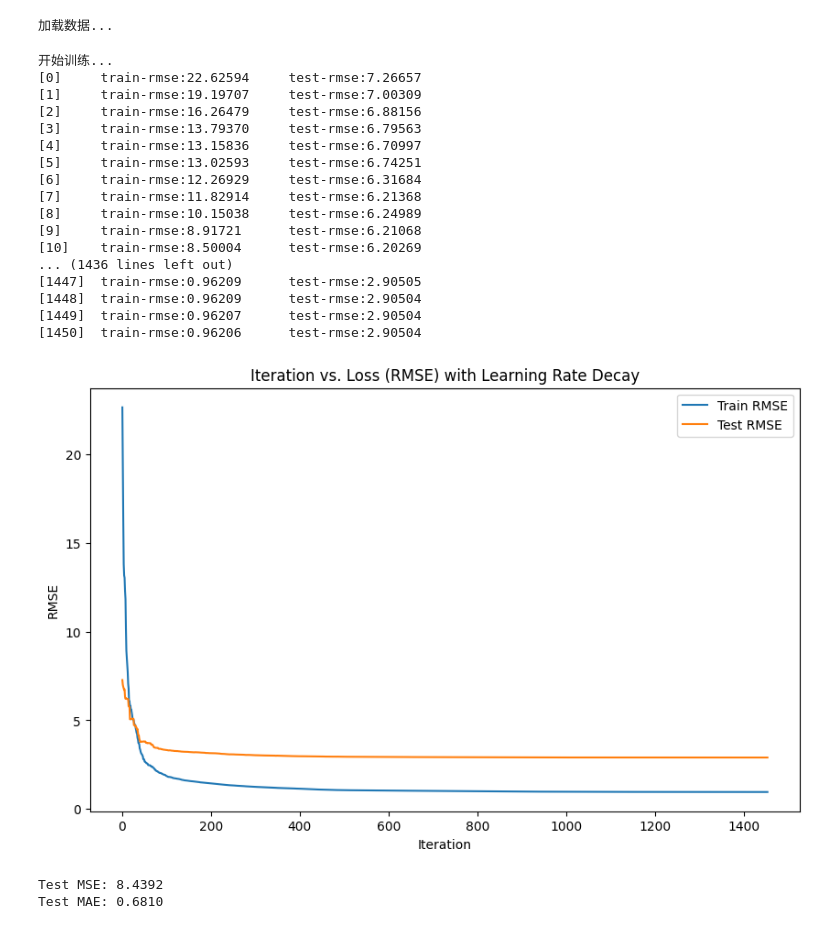
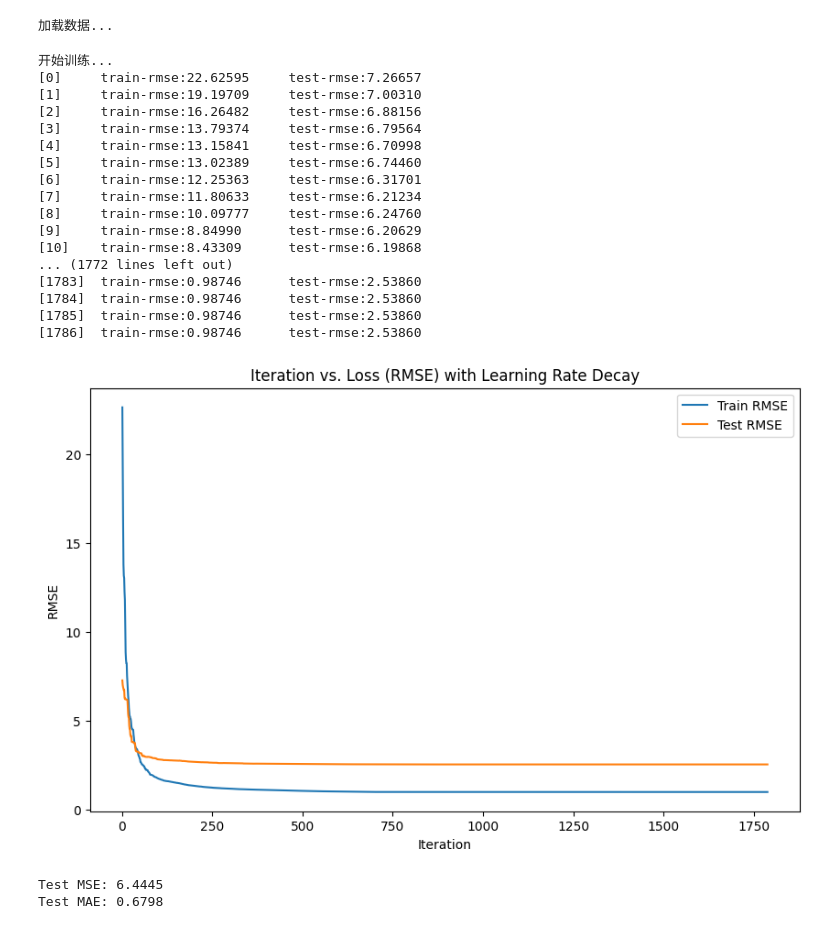
Before and after one commit to Baimin-Wang/SimpleStockML, a Jupyter notebook: XGBoostLearning/hyperparameterTuning.ipynb, the cells around one changed output. Saved outputs shown, nothing was run; the diff lists cells and outputs as text; code cells hidden in the pictures.

```diff
--- a/XGBoostLearning/hyperparameterTuning.ipynb
+++ b/XGBoostLearning/hyperparameterTuning.ipynb
@@ -52,11 +52,11 @@ dtest = xgb.DMatrix(X_test, label=y_test)
 加载数据...
 # %%
 params = {
-    "max_depth": 6,
+    "max_depth": 4,
     "objective": "reg:squarederror",
     "tree_method": "hist",
     "eval_metric": "rmse",
-    "reg_alpha": 1.5,
+    "reg_alpha": 1.7,
     "reg_lambda": 5.0,
     "seed": 42,
     "subsample": 0.9,
@@ -66,16 +66,14 @@ params = {
 # 7. 定义学习率衰减函数
 # 初始学习率设为 0.4，每 5 轮乘以 0.98 衰减一次
 def lr_decay(epoch):
-    if epoch < 50:
-        lr = 0.55 * (0.98 ** (epoch // 4))
-    elif epoch < 100:
-        lr = 0.50 * (0.97 ** (epoch // 4))
-    elif epoch < 500:
-        lr = 0.3 * (0.95 ** ((epoch - 100) % 6))
-    elif epoch < 1000:
-        lr = 0.1 * (0.97 ** (epoch % 8))
+    if epoch < 150:
+        lr = 0.55 * (0.98 ** (epoch // 8))
+    elif epoch < 250:
+        lr = 0.5 * (0.98 ** (epoch % 6))
+    elif epoch < 700:
+        lr = 0.5 * (0.98 ** (epoch // 10))
     else:
-        lr = 0.05 * (0.99 ** (epoch // 8))
+        lr = 0.3 * (0.97 ** (epoch // 6))
     return lr
 # %%
 # 8. 训练模型
@@ -86,50 +84,50 @@ bst = xgb.train(
     params,
     dtrain,
     num_boost_round=2000,
-    early_stopping_rounds = 50,
+    early_stopping_rounds = 80,
     evals=evals,
     evals_result=evals_result,  # 传入一个空字典来记录评估结果
     callbacks=[LearningRateScheduler(lr_decay)]
 )
 
 # 9. 绘制损失曲线，直接使用 evals_result 字典
 train_rmse = evals_result['train']['rmse']
 test_rmse = evals_result['test']['rmse']
 epochs = list(range(1, len(train_rmse) + 1))
 
 plt.figure(figsize=(10, 6))
 plt.plot(epochs, train_rmse, label='Train RMSE')
 plt.plot(epochs, test_rmse, label='Test RMSE')
 plt.xlabel('Iteration')
 plt.ylabel('RMSE')
 plt.title('Iteration vs. Loss (RMSE) with Learning Rate Decay')
 plt.legend()
 plt.show()
 
 # 10. 模型预测与评估
 y_pred = bst.predict(dtest)
 mse = mean_squared_error(y_test, y_pred)
 mae = mean_absolute_error(y_test, y_pred)
 print(f"Test MSE: {mse:.4f}")
 print(f"Test MAE: {mae:.4f}")
 # %% [output]
 开始训练...
-[0]     train-rmse:22.62594     test-rmse:7.26657
-[1]     train-rmse:19.19707     test-rmse:7.00309
-[2]     train-rmse:16.26479     test-rmse:6.88156
-[3]     train-rmse:13.79370     test-rmse:6.79563
-[4]     train-rmse:13.15836     test-rmse:6.70997
-[5]     train-rmse:13.02593     test-rmse:6.74251
-[6]     train-rmse:12.26929     test-rmse:6.31684
-[7]     train-rmse:11.82914     test-rmse:6.21368
-[8]     train-rmse:10.15038     test-rmse:6.24989
-[9]     train-rmse:8.91721      test-rmse:6.21068
-[10]    train-rmse:8.50004      test-rmse:6.20269
-... (1436 lines left out)
-[1447]  train-rmse:0.96209      test-rmse:2.90505
-[1448]  train-rmse:0.96209      test-rmse:2.90504
-[1449]  train-rmse:0.96207      test-rmse:2.90504
-[1450]  train-rmse:0.96206      test-rmse:2.90504
+[0]     train-rmse:22.62595     test-rmse:7.26657
+[1]     train-rmse:19.19709     test-rmse:7.00310
+[2]     train-rmse:16.26482     test-rmse:6.88156
+[3]     train-rmse:13.79374     test-rmse:6.79564
+[4]     train-rmse:13.15841     test-rmse:6.70998
+[5]     train-rmse:13.02389     test-rmse:6.74460
+[6]     train-rmse:12.25363     test-rmse:6.31701
+[7]     train-rmse:11.80633     test-rmse:6.21234
+[8]     train-rmse:10.09777     test-rmse:6.24760
+[9]     train-rmse:8.84990      test-rmse:6.20629
+[10]    train-rmse:8.43309      test-rmse:6.19868
+... (1772 lines left out)
+[1783]  train-rmse:0.98746      test-rmse:2.53860
+[1784]  train-rmse:0.98746      test-rmse:2.53860
+[1785]  train-rmse:0.98746      test-rmse:2.53860
+[1786]  train-rmse:0.98746      test-rmse:2.53860
-[figure, old version]
+[figure, new version]
-Test MSE: 8.4392
-Test MAE: 0.6810
+Test MSE: 6.4445
+Test MAE: 0.6798
```
Also changed, not shown: 4 other files.
